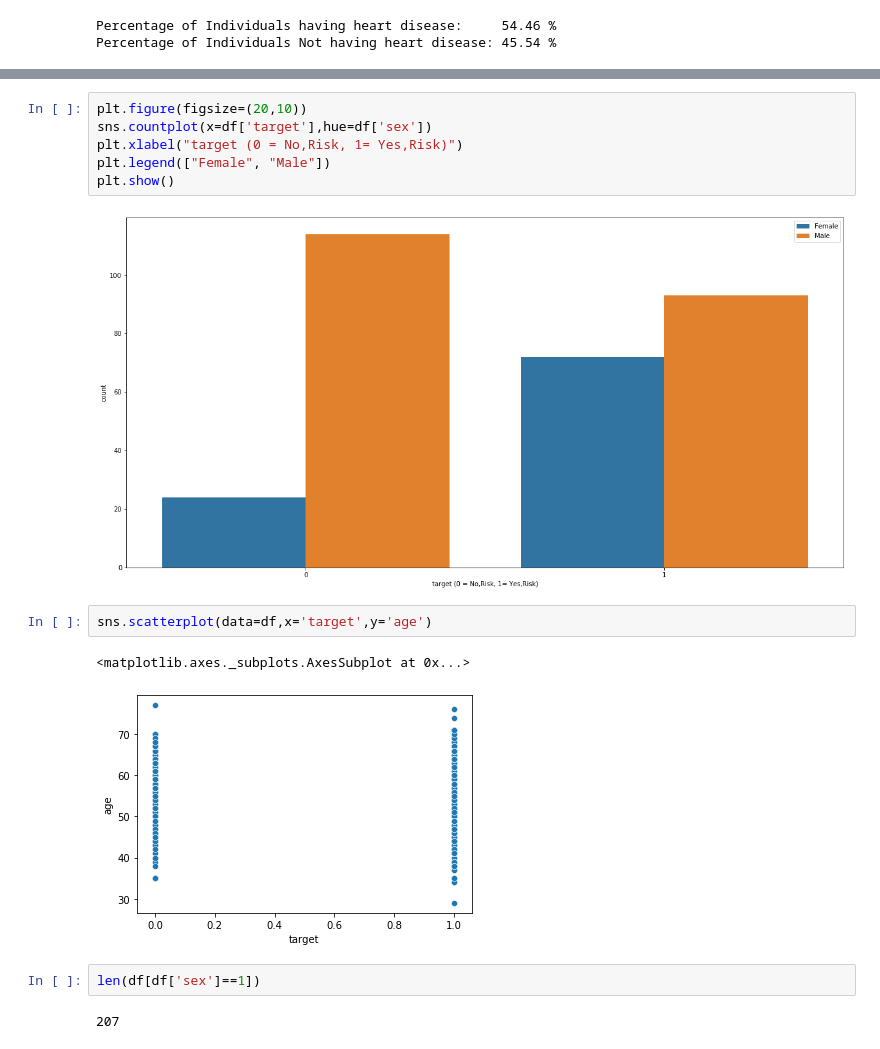
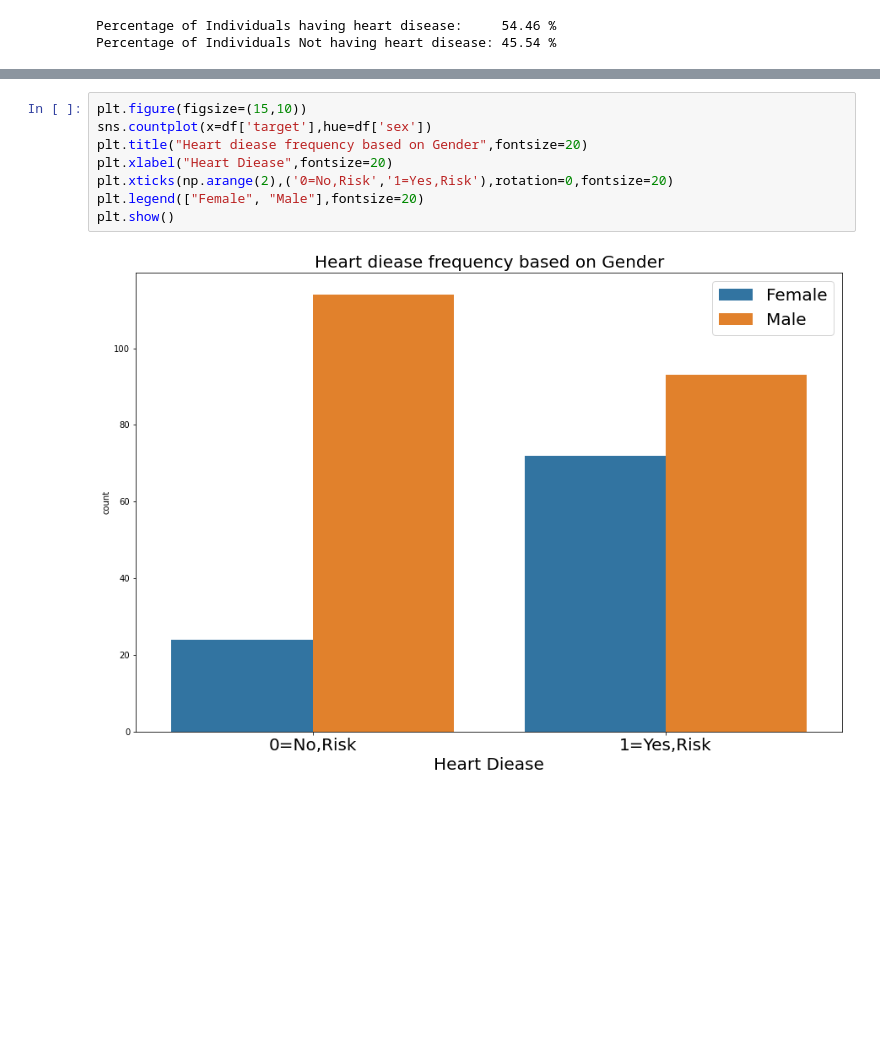
Before and after one commit to Parag18081994/Ghost, a Jupyter notebook: Python/Practise/2021/KNN/KNN_heart_diesase.ipynb, the cells around one changed output, grey strips where cells are left out. Drawn from its saved outputs; the diff is of its cells as text; blank space fills up the shorter version.

Commit message:
EDA-KNN heart disease
EDA-KNN heart disease

```diff
--- a/Python/Practise/2021/KNN/KNN_heart_diesase.ipynb
+++ b/Python/Practise/2021/KNN/KNN_heart_diesase.ipynb
@@ -84,20 +87,13 @@ plt.show()
 # %%
-plt.figure(figsize=(20,10))
+plt.figure(figsize=(15,10))
 sns.countplot(x=df['target'],hue=df['sex'])
-plt.xlabel("target (0 = No,Risk, 1= Yes,Risk)")
-plt.legend(["Female", "Male"])
+plt.title("Heart diease frequency based on Gender",fontsize=20)
+plt.xlabel("Heart Diease",fontsize=20)
+plt.xticks(np.arange(2),('0=No,Risk','1=Yes,Risk'),rotation=0,fontsize=20)
+plt.legend(["Female", "Male"],fontsize=20)
 plt.show()
 # %% [output]
-[figure, old version]
+[figure, new version]
-# %%
-sns.scatterplot(data=df,x='target',y='age')
-# %% [output]
-<matplotlib.axes._subplots.AxesSubplot at 0x...>
-[figure, removed]
-# %%
-len(df[df['sex']==1])
-# %% [output]
-207
 # %%
 males_heart_diesease=len(df[(df['sex']==1) & (df['target']==1)])
 male_total=len(df[df['sex']==1])
```
Also changed, not shown: parts of 24 cells of this notebook.
